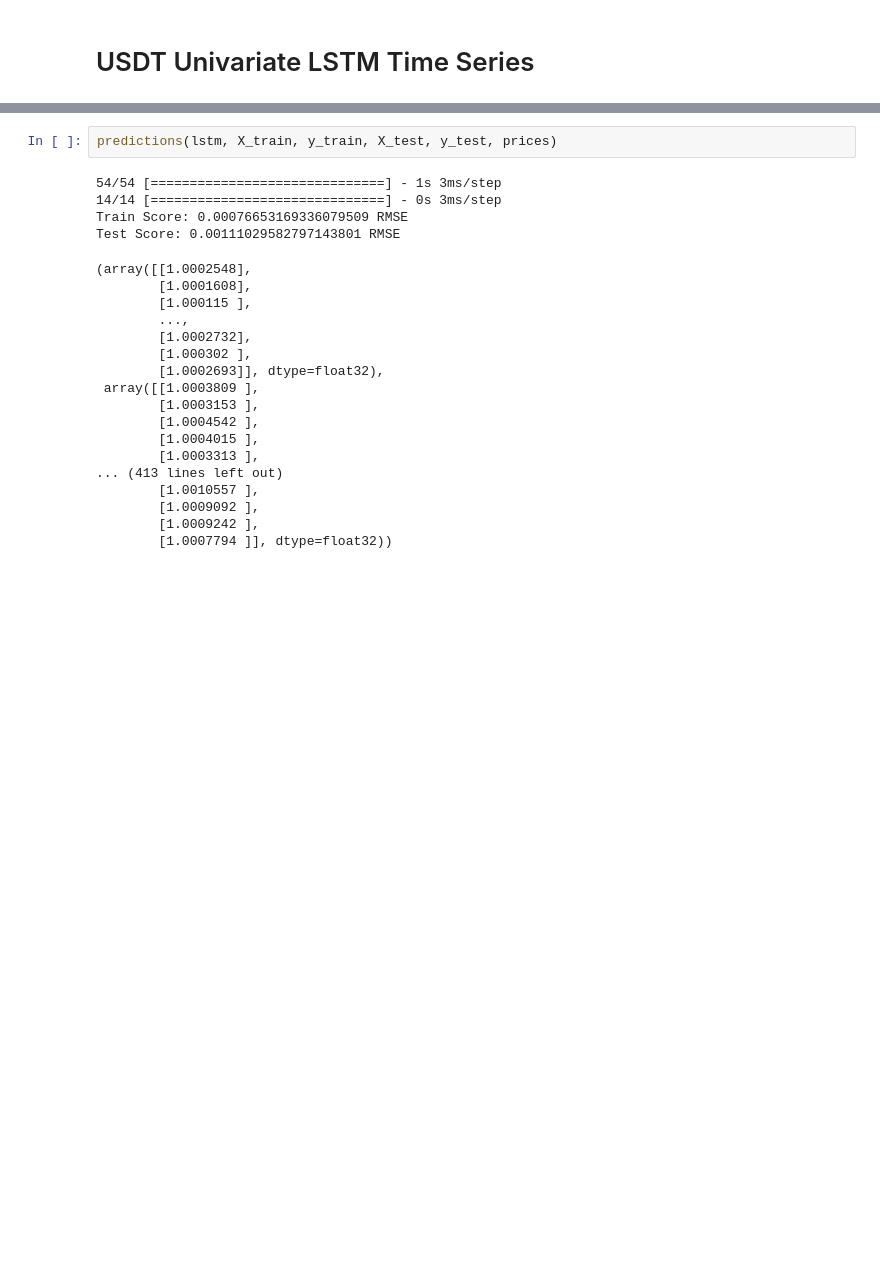
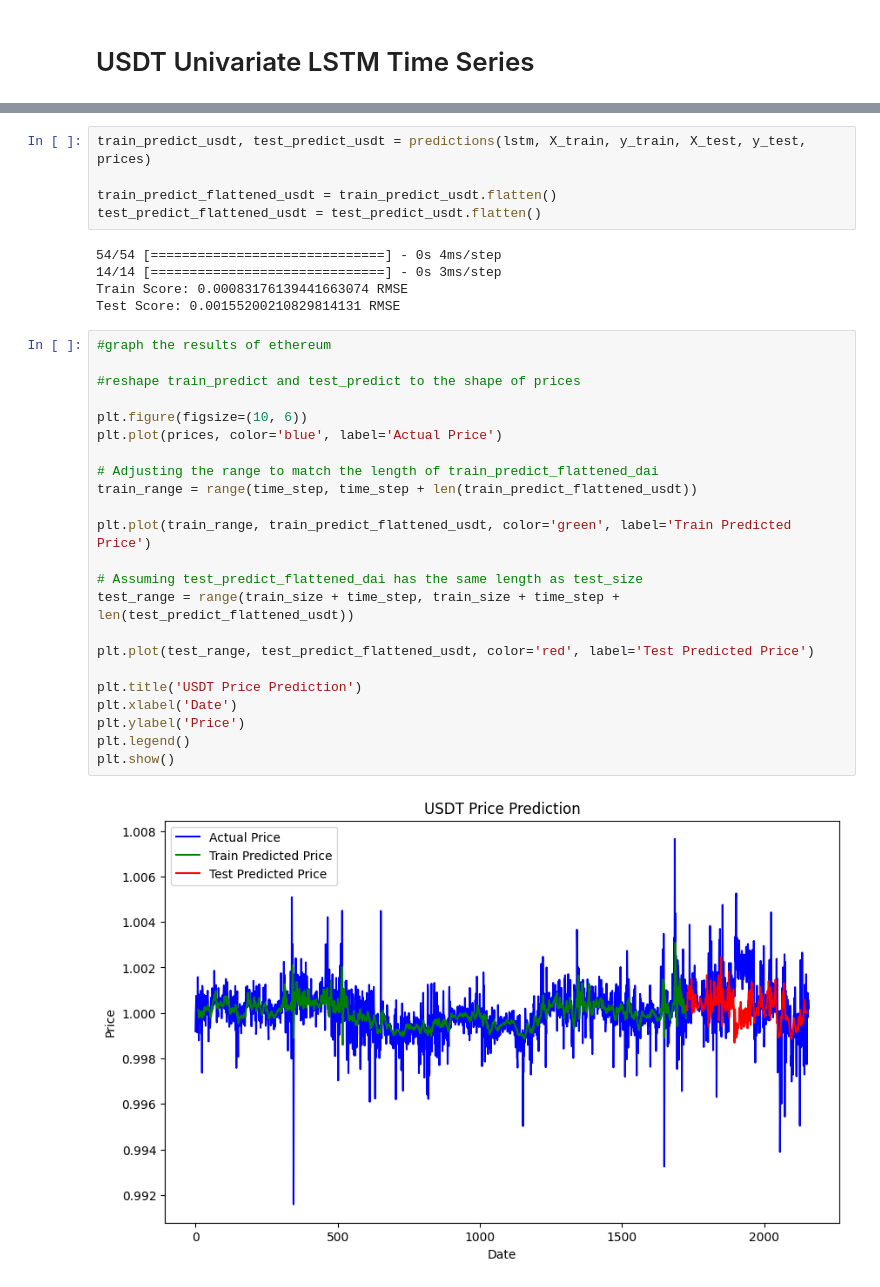
Before and after one commit to skodali4/FH03-Senior-Design-Project, a Jupyter notebook: time_series_modeling/univariate_lstms.ipynb, the cells around one changed output, grey strips where cells are left out. Cells and saved outputs as stored; diff of their text form; blank space fills up the shorter version.

```diff
--- a/time_series_modeling/univariate_lstms.ipynb
+++ b/time_series_modeling/univariate_lstms.ipynb
@@ -374,25 +410,36 @@ Epoch 50/50
 <keras.src.callbacks.History at 0x...>
 # %%
-predictions(lstm, X_train, y_train, X_test, y_test, prices)
+train_predict_usdt, test_predict_usdt = predictions(lstm, X_train, y_train, X_test, y_test, prices)
+
+train_predict_flattened_usdt = train_predict_usdt.flatten()
+test_predict_flattened_usdt = test_predict_usdt.flatten()
 # %% [output]
-54/54 [==============================] - 1s 3ms/step
+54/54 [==============================] - 0s 4ms/step
 14/14 [==============================] - 0s 3ms/step
-Train Score: 0.00076653169336079509 RMSE
-Test Score: 0.00111029582797143801 RMSE
+Train Score: 0.00083176139441663074 RMSE
+Test Score: 0.00155200210829814131 RMSE
-(array([[1.0002548],
-        [1.0001608],
-        [1.000115 ],
-        ...,
-        [1.0002732],
-        [1.000302 ],
-        [1.0002693]], dtype=float32),
- array([[1.0003809 ],
-        [1.0003153 ],
-        [1.0004542 ],
-        [1.0004015 ],
-        [1.0003313 ],
-... (413 lines left out)
-        [1.0010557 ],
-        [1.0009092 ],
-        [1.0009242 ],
-        [1.0007794 ]], dtype=float32))
+# %%
+#graph the results of ethereum
+
+#reshape train_predict and test_predict to the shape of prices
+
+plt.figure(figsize=(10, 6))
+plt.plot(prices, color='blue', label='Actual Price')
+
+# Adjusting the range to match the length of train_predict_flattened_dai
+train_range = range(time_step, time_step + len(train_predict_flattened_usdt))
+
+plt.plot(train_range, train_predict_flattened_usdt, color='green', label='Train Predicted Price')
+
+# Assuming test_predict_flattened_dai has the same length as test_size
+test_range = range(train_size + time_step, train_size + time_step + len(test_predict_flattened_usdt))
+
+plt.plot(test_range, test_predict_flattened_usdt, color='red', label='Test Predicted Price')
+
+plt.title('USDT Price Prediction')
+plt.xlabel('Date')
+plt.ylabel('Price')
+plt.legend()
+plt.show()
+# %% [output]
+[figure, added]
```
Also changed, not shown: parts of 23 cells of this notebook, 4 other files.
